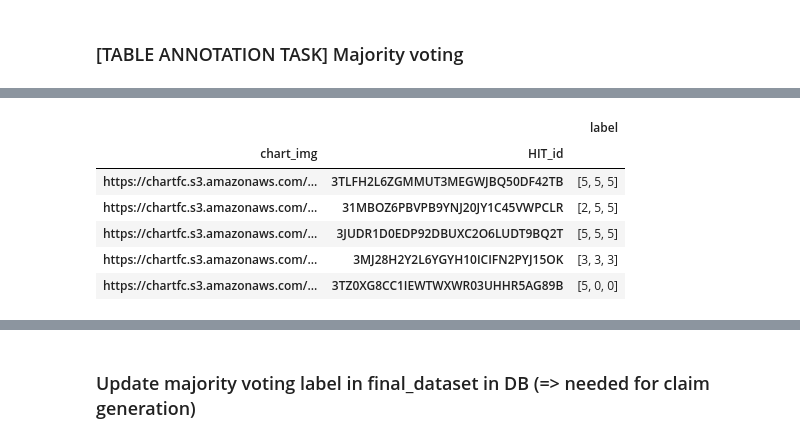
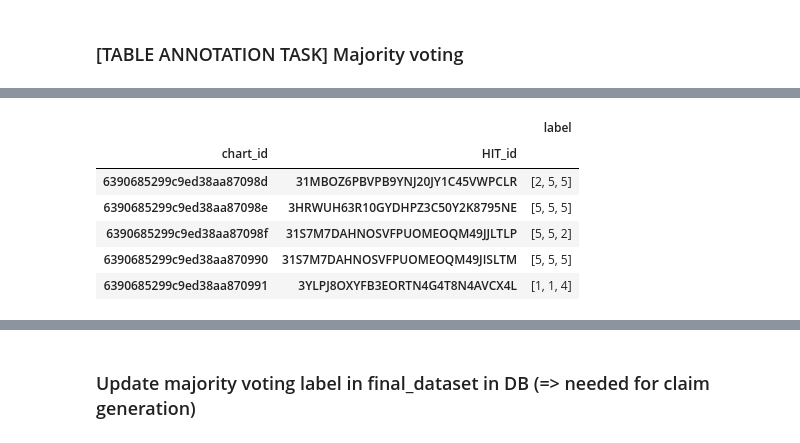
Before and after one commit to mubasharaak/chartfc_dataset_wikicommons, a Jupyter notebook: code/notebooks/Chartfc_postprocess_crowdsourcing.ipynb, the cells around one changed output, grey strips where cells are left out. Drawn from its saved outputs; the diff is of its cells as text; code cells hidden in the pictures.

```diff
--- a/code/notebooks/Chartfc_postprocess_crowdsourcing.ipynb
+++ b/code/notebooks/Chartfc_postprocess_crowdsourcing.ipynb
@@ -367,18 +367,18 @@ pre_label_df.head()
 | 3 | 324N5FAHT49WO1B18H22C4FFQCSKV4 | 6390685299c9ed38aa870bd4 | https://chartfc.s3.amazonaws.com/... | [1] | [-1] |
 | 4 | 324N5FAHT49WO1B18H22C4FFQCSKV4 | 6390685299c9ed38aa870a23 | https://chartfc.s3.amazonaws.com/... | [4] | [-1] |
 # %%
-label_df = pre_label_df.groupby(['chart_img', 'HIT_id']).agg({'label': "sum"})
+label_df = pre_label_df.groupby(['chart_id', 'HIT_id']).agg({'label': "sum"})
 # for checking the quality of work run below to look at chart images
 #label_df = pre_label_df.groupby(['chart_img', 'HIT_id']).agg({'label': "sum"})
 label_df.head()
 # %% [output]
 |  |  | label |
-| chart_img | HIT_id |  |
-| https://chartfc.s3.amazonaws.com/... | 3TLFH2L6ZGMMUT3MEGWJBQ50DF42TB | [5, 5, 5] |
-| https://chartfc.s3.amazonaws.com/... | 31MBOZ6PBVPB9YNJ20JY1C45VWPCLR | [2, 5, 5] |
-| https://chartfc.s3.amazonaws.com/... | 3JUDR1D0EDP92DBUXC2O6LUDT9BQ2T | [5, 5, 5] |
-| https://chartfc.s3.amazonaws.com/... | 3MJ28H2Y2L6YGYH10ICIFN2PYJ15OK | [3, 3, 3] |
-| https://chartfc.s3.amazonaws.com/... | 3TZ0XG8CC1IEWTWXWR03UHHR5AG89B | [5, 0, 0] |
+| chart_id | HIT_id |  |
+| 6390685299c9ed38aa87098d | 31MBOZ6PBVPB9YNJ20JY1C45VWPCLR | [2, 5, 5] |
+| 6390685299c9ed38aa87098e | 3HRWUH63R10GYDHPZ3C50Y2K8795NE | [5, 5, 5] |
+| 6390685299c9ed38aa87098f | 31S7M7DAHNOSVFPUOMEOQM49JJLTLP | [5, 5, 2] |
+| 6390685299c9ed38aa870990 | 31S7M7DAHNOSVFPUOMEOQM49JISLTM | [5, 5, 5] |
+| 6390685299c9ed38aa870991 | 3YLPJ8OXYFB3EORTN4G4T8N4AVCX4L | [1, 1, 4] |
 # %%
 # label_df = pre_label_df.groupby(['claim_id', 'HIT_id']).agg('sum')
 # label_df = pre_label_df.groupby(['majority']).agg('sum')
```
Also changed, not shown: parts of 18 cells of this notebook, 8 other files.
